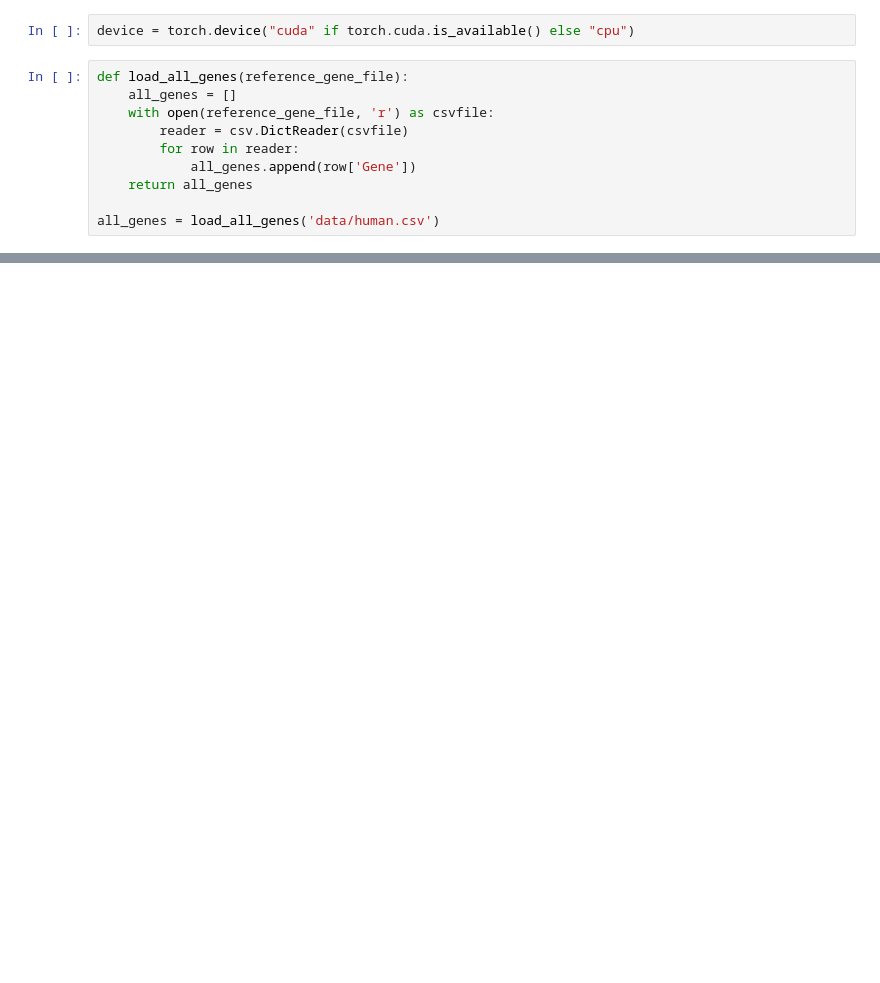
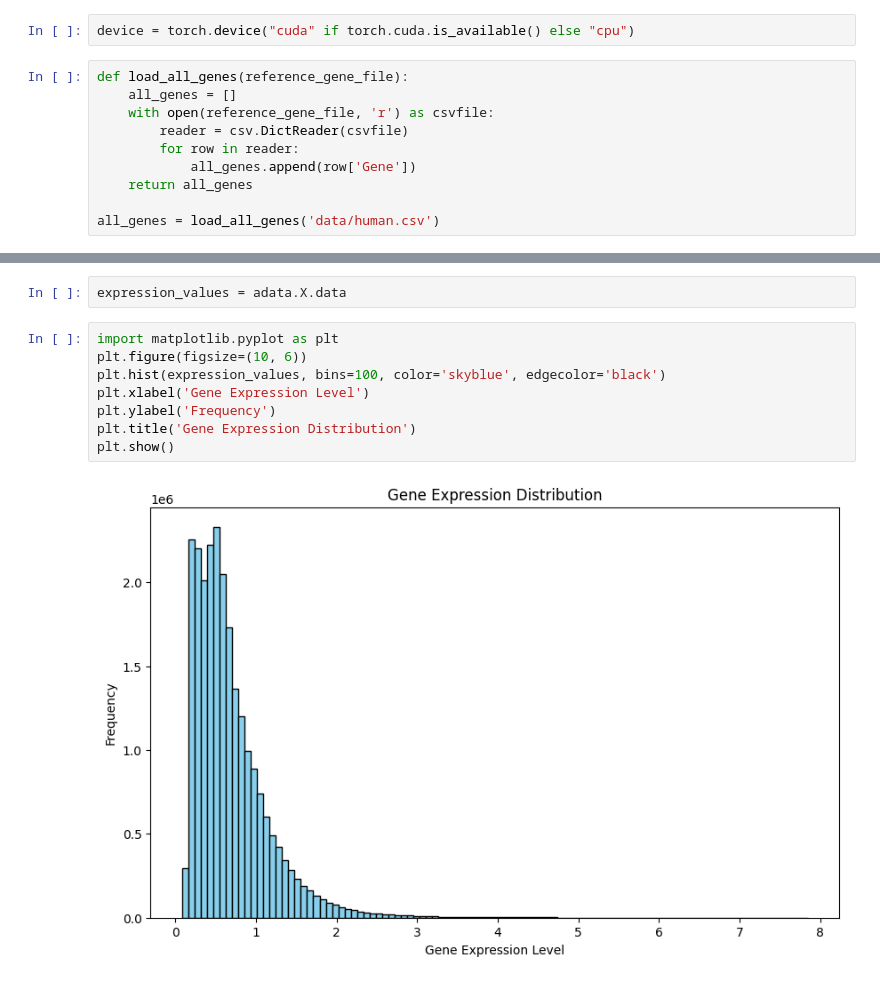
Before and after one commit to yaober/SPACER, a Jupyter notebook: predict.ipynb, the cells around one changed output, grey strips where cells are left out. Drawn from its saved outputs; the diff is of its cells as text; blank space fills up the shorter version.

```diff
--- a/predict.ipynb
+++ b/predict.ipynb
@@ -77,0 +268,12 @@ check.obs
+# %%
+expression_values = adata.X.data
+# %%
+import matplotlib.pyplot as plt
+plt.figure(figsize=(10, 6))
+plt.hist(expression_values, bins=100, color='skyblue', edgecolor='black')
+plt.xlabel('Gene Expression Level')
+plt.ylabel('Frequency')
+plt.title('Gene Expression Distribution')
+plt.show()
+# %% [output]
+[figure, added]
```
Also changed, not shown: parts of 35 cells of this notebook, 30 other files.
